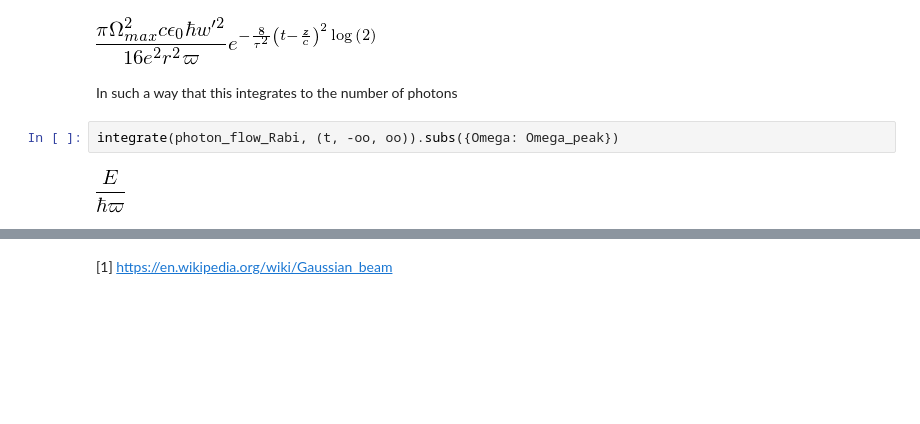
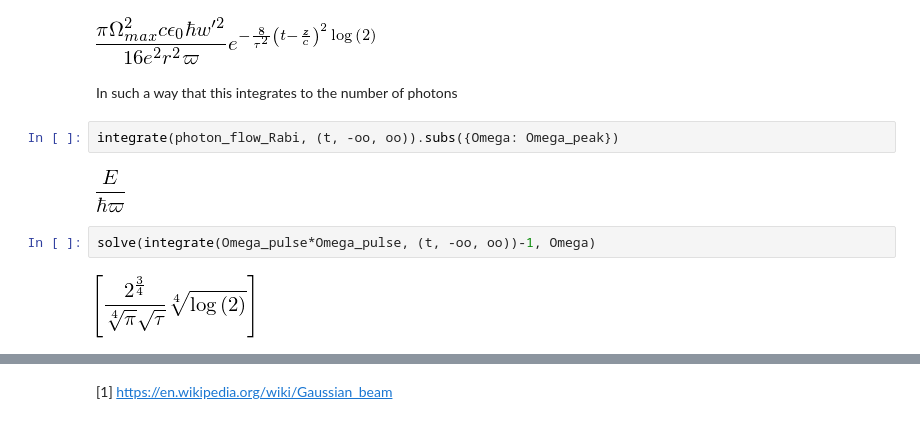
Before and after one commit to oscarlazoarjona/quantum_memories, a Jupyter notebook: examples/Measuring Rabi frequencies.ipynb, the cells around one changed output, grey strips where cells are left out. Cells and saved outputs as stored; diff of their text form; blank space fills up the shorter version.

```diff
--- a/examples/Measuring Rabi frequencies.ipynb
+++ b/examples/Measuring Rabi frequencies.ipynb
@@ -145,3 +145,7 @@ In such a way that this integrates to the number of photons
 integrate(photon_flow_Rabi, (t, -oo, oo)).subs({Omega: Omega_peak})
 # %% [output]
 [figure]
+# %%
+solve(integrate(Omega_pulse*Omega_pulse, (t, -oo, oo))-1, Omega)
+# %% [output]
+[figure, added]
```
Also changed, not shown: parts of 12 cells of this notebook, 1 other file.
